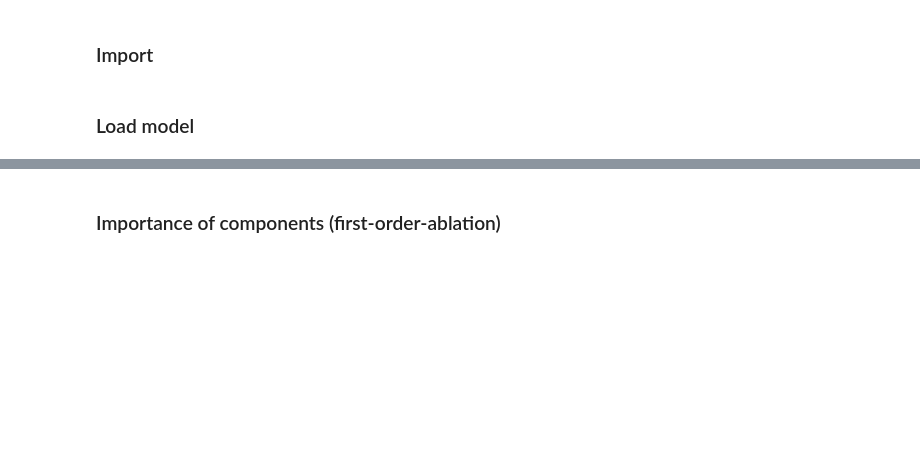
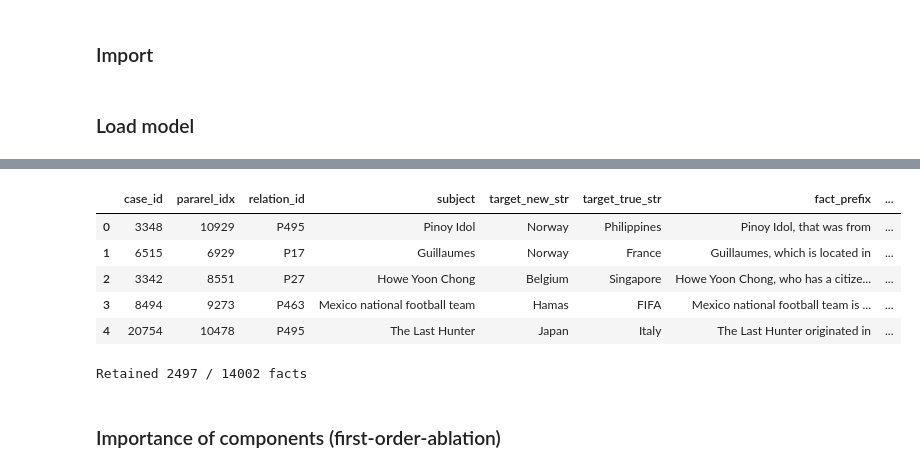
Before and after one commit to ed1d1a8d/prompt-injection-interp, a Jupyter notebook: notebooks/dontsay/df_ablation_hf.ipynb, the cells around one changed output, grey strips where cells are left out. Drawn from its saved outputs; the diff is of its cells as text; code cells hidden in the pictures; blank space fills up the shorter version.

```diff
--- a/notebooks/dontsay/df_ablation_hf.ipynb
+++ b/notebooks/dontsay/df_ablation_hf.ipynb
@@ -61,13 +71,22 @@ print(
 # %%
-filename = f"counterfact_inference_{SAVED_NAME}.csv"
-df_inference = pd.read_csv(utils.get_repo_root() / "data" / filename)
+filename = f"{DATASET_NAME}_inference_{SAVED_NAME}.csv"
+df_inference = pd.read_csv(
+    utils.get_repo_root() / "data" / "inference" / filename
+)
 df_inference.head()
+# %% [output]
+|  | case_id | pararel_idx | relation_id | subject | target_new_str | target_true_str | fact_prefix | ... |
+| 0 | 3348 | 10929 | P495 | Pinoy Idol | Norway | Philippines | Pinoy Idol, that was from | ... |
+| 1 | 6515 | 6929 | P17 | Guillaumes | Norway | France | Guillaumes, which is located in | ... |
+| 2 | 3342 | 8551 | P27 | Howe Yoon Chong | Belgium | Singapore | Howe Yoon Chong, who has a citize... | ... |
+| 3 | 8494 | 9273 | P463 | Mexico national football team | Hamas | FIFA | Mexico national football team is ... | ... |
+| 4 | 20754 | 10478 | P495 | The Last Hunter | Japan | Italy | The Last Hunter originated in | ... |
 # %%
-filt = (np.minimum(df_inference.p_correct_nc0, df_inference.p_correct_nc1) > 0.5) & (
-    np.maximum(df_inference.log_bf0, df_inference.log_bf1) / np.log(10) < -2
-)
+filt = np.minimum(df_inference.p_correct_nc0, df_inference.p_correct_nc1) > 0.5
 df = df_inference[filt].reset_index(drop=True)
 print(f"Retained {len(df)} / {len(df_inference)} facts")
+# %% [output]
+Retained 2497 / 14002 facts
 # %% [markdown]
 ### Importance of components (first-order-ablation)
 # %%
```
Also changed, not shown: parts of 6 cells of this notebook, 25 other files.
